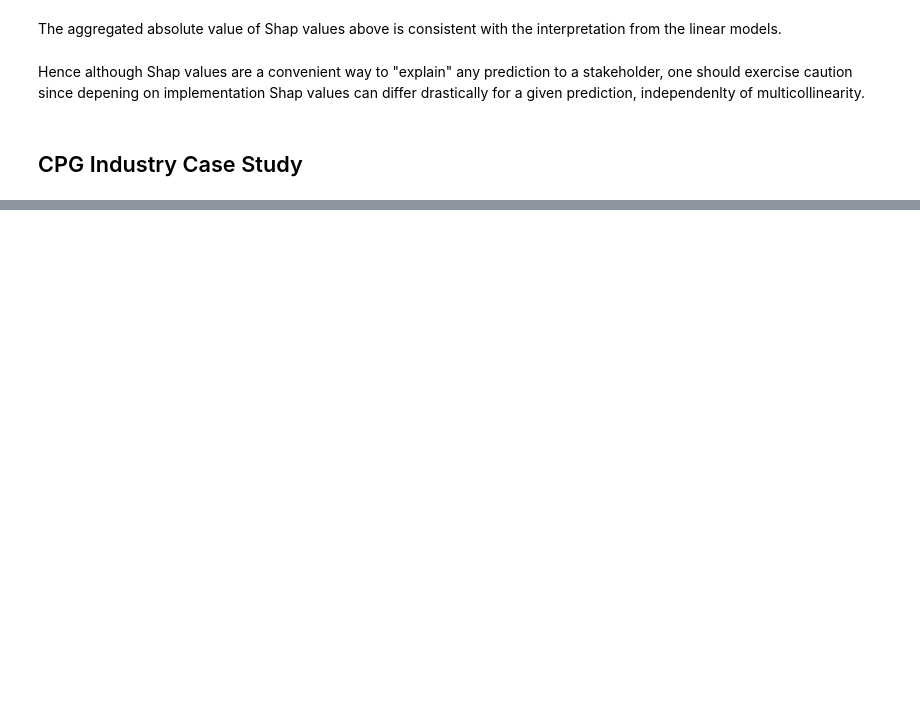
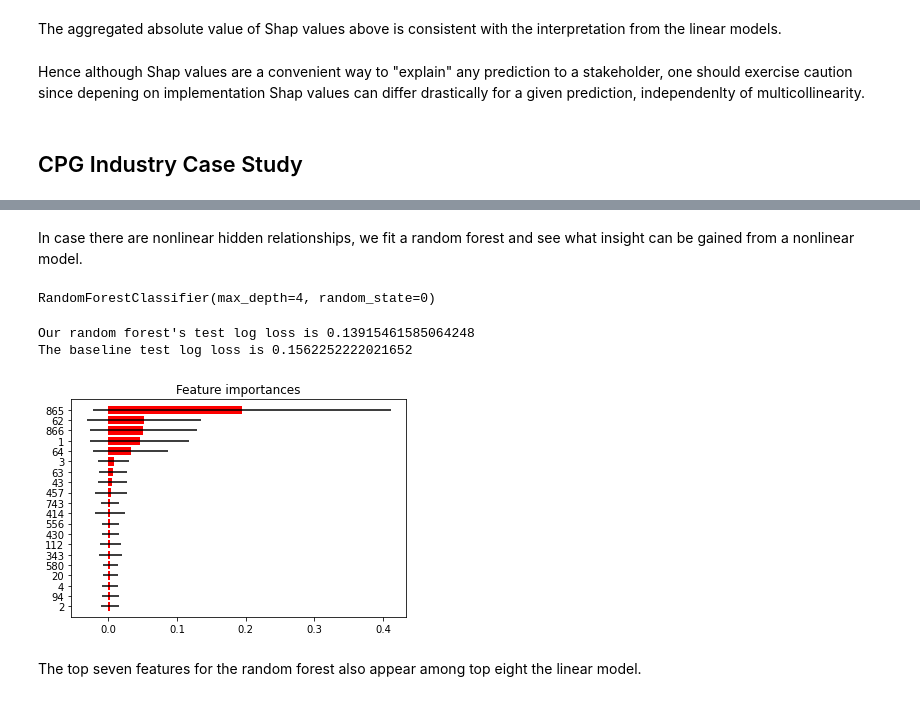
Before and after one commit to abcde799/Feature-Importance, a Jupyter notebook: shap0.ipynb, the cells around one changed output, grey strips where cells are left out. Saved outputs shown, nothing was run; the diff lists cells and outputs as text; code cells hidden in the pictures; blank space fills up the shorter version.

```diff
--- a/shap0.ipynb
+++ b/shap0.ipynb
@@ -213,0 +337,35 @@ Hence although Shap values are a convenient way to "explain" any prediction to a
+# %% [markdown]
+In case there are nonlinear hidden relationships, we fit a random forest and see what insight can be gained from a nonlinear model.
+# %%
+from sklearn.ensemble import RandomForestClassifier
+
+forest = RandomForestClassifier(max_depth=4,random_state=0)
+forest.fit(X_train, y_train)
+# %% [output]
+RandomForestClassifier(max_depth=4, random_state=0)
+# %%
+print("Our random forest's test log loss is {}".format(log_loss(y_test,forest.predict_proba(X_test)[:,1])))
+print("The baseline test log loss is {}".format(log_loss(y_test,np.repeat(0.0374,len(X_test)))))
+# %% [output]
+Our random forest's test log loss is 0.13915461585064248
+The baseline test log loss is 0.1562252222021652
+# %%
+importances = forest.feature_importances_
+std = np.std([tree.feature_importances_ for tree in forest.estimators_],
+             axis=0)
+indices = np.argsort(importances)
+
+top20 = indices[-20:]
+
+# Plot the feature importances of the forest
+plt.figure()
+plt.title("Feature importances")
+plt.barh(range(20), importances[top20],
+       color="r", xerr=std[top20], align="center")
+# If you want to define your own labels,
+# change indices to a list of labels on the following line.
+plt.yticks(range(20), top20)
+plt.ylim([-1, 20])
+plt.show()
+# %% [output]
+[figure, added]
@@ -213,0 +376,2 @@ Hence although Shap values are a convenient way to "explain" any prediction to a
+# %% [markdown]
+The top seven features for the random forest also appear among top eight the linear model.
```
Also changed, not shown: parts of 56 cells of this notebook, 1 other file.
